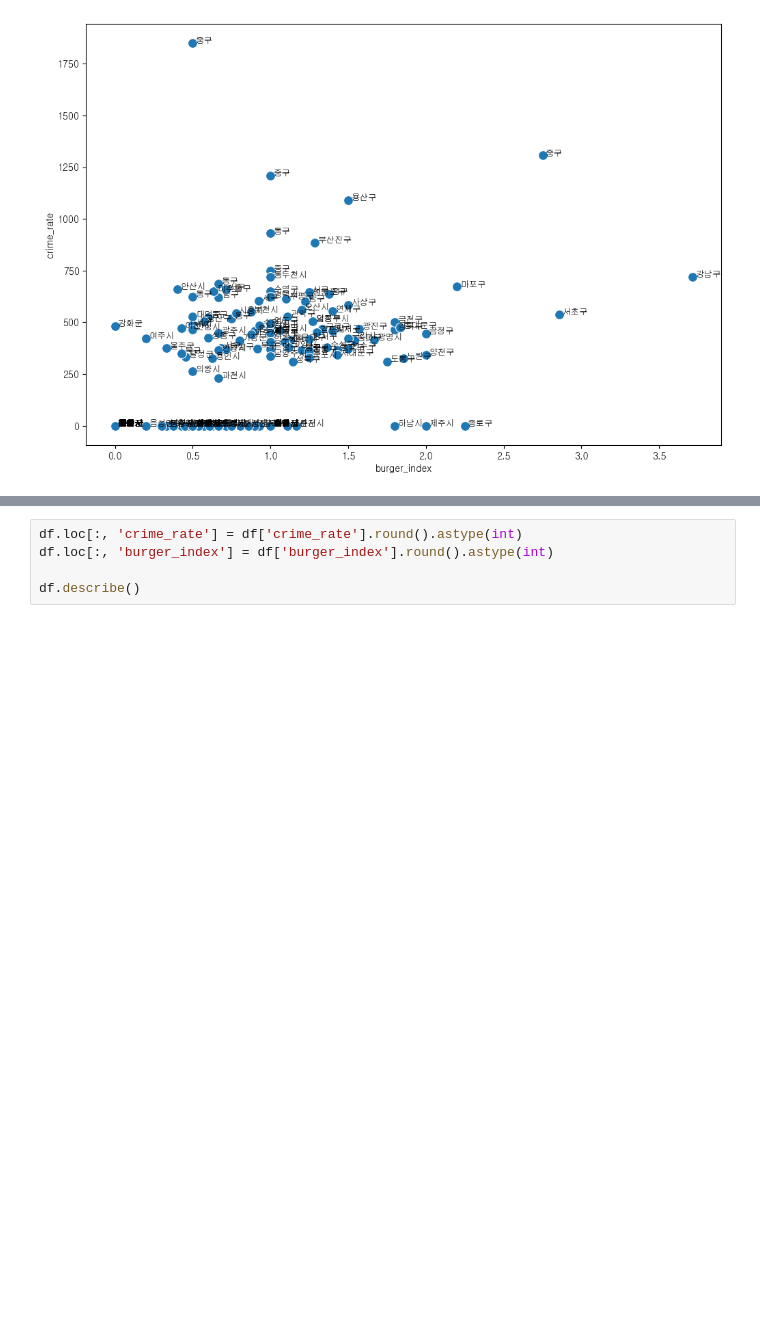
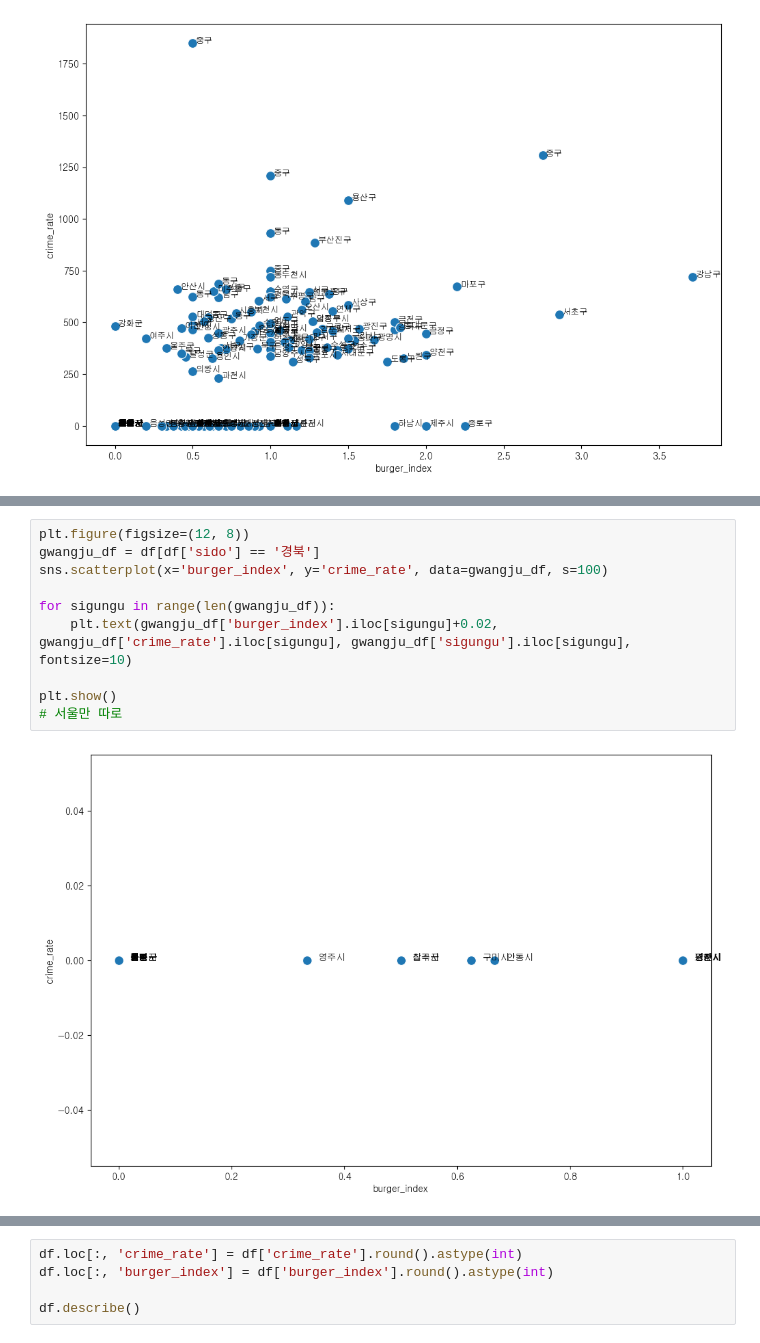
Before and after one commit to shortcut-2/funny_function, a Jupyter notebook: plot_chart_yj.ipynb, the cells around one changed output, grey strips where cells are left out. Drawn from its saved outputs; the diff is of its cells as text; blank space fills up the shorter version.

```diff
--- a/plot_chart_yj.ipynb
+++ b/plot_chart_yj.ipynb
@@ -120,0 +133,12 @@ plt.show()
+# %%
+plt.figure(figsize=(12, 8))
+gwangju_df = df[df['sido'] == '경북']
+sns.scatterplot(x='burger_index', y='crime_rate', data=gwangju_df, s=100)
+
+for sigungu in range(len(gwangju_df)):
+    plt.text(gwangju_df['burger_index'].iloc[sigungu]+0.02, gwangju_df['crime_rate'].iloc[sigungu], gwangju_df['sigungu'].iloc[sigungu], fontsize=10)
+
+plt.show()
+# 서울만 따로
+# %% [output]
+[figure, added]
```
Also changed, not shown: parts of 5 cells of this notebook.
